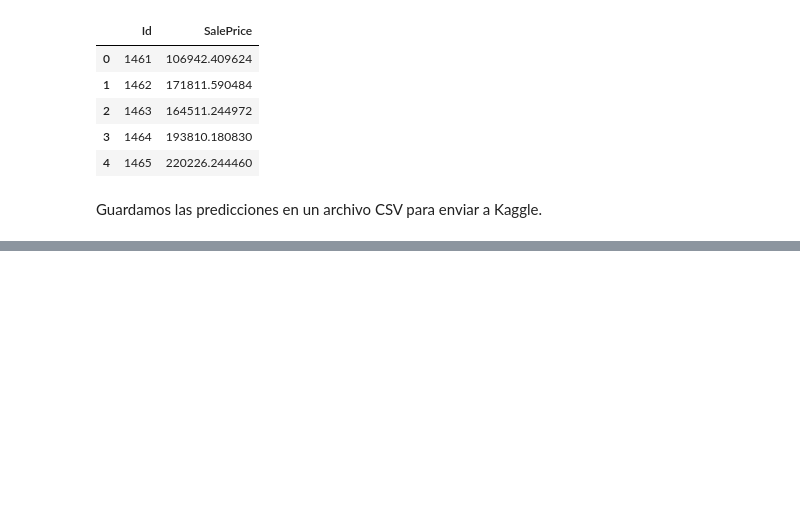
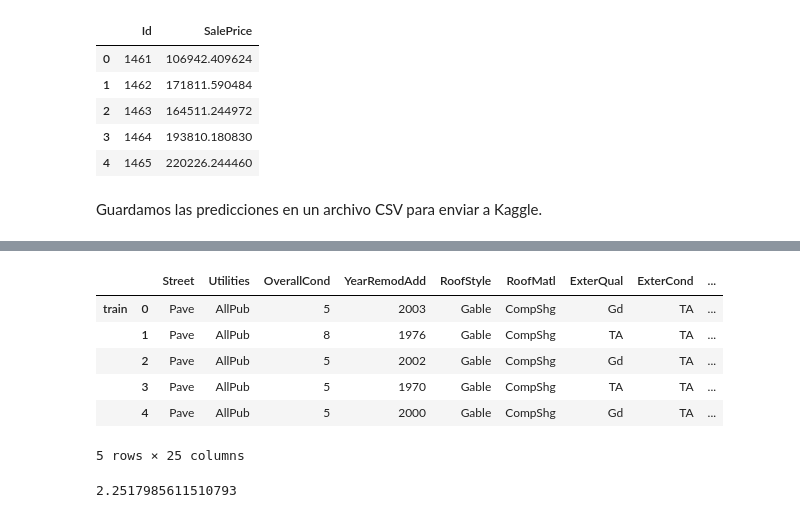
Before and after one commit to Haths-avg/Python_Basics_for_DS, a Jupyter notebook: notebooks/Lesson VI - Kaggle Challenge.ipynb, the cells around one changed output, grey strips where cells are left out. Saved outputs shown, nothing was run; the diff lists cells and outputs as text; code cells hidden in the pictures; blank space fills up the shorter version.

```diff
--- a/notebooks/Lesson VI - Kaggle Challenge.ipynb
+++ b/notebooks/Lesson VI - Kaggle Challenge.ipynb
@@ -421,0 +424,12 @@ submission_df.to_csv('../data/house-prices/submission.csv', index=False)
+# %%
+import pandas as pd
+
+
+TRAIN_CSV = '../data/house-prices/train.csv'
+TEST_CSV = '../data/house-prices/test.csv'
+
+
+train_df = pd.read_csv(TRAIN_CSV)
+test_df = pd.read_csv(TEST_CSV)
+all_data_df = pd.concat([train_df, test_df], keys=['train', 'test']) #* Esto nos permite trabajar con ambos a la vez, pero tambien nos ayuda a separarlos
+all_data_df.columns
@@ -421,0 +455,43 @@ submission_df.to_csv('../data/house-prices/submission.csv', index=False)
+# %%
+#* Vamos a añadir mas columnas que considero tambien son relevantes
+
+selected_columns = [
+    "Street",
+    "Utilities",
+    "OverallCond",
+    "YearRemodAdd",
+    "RoofStyle",
+    "RoofMatl",
+    "ExterQual",
+    "ExterCond",
+    "Heating",
+    "HeatingQC",
+    "CentralAir",
+    "BedroomAbvGr",
+    "KitchenAbvGr",
+    "PoolArea",
+    "OverallQual",
+    "GrLivArea",
+    "Neighborhood",
+    "YearBuilt",
+    "GarageCars",
+    "TotalBsmtSF",
+    "KitchenQual",
+    "FullBath",
+    "MSZoning",
+    "LotArea",
+    "SalePrice", # incluímos la variable objetivo
+]
+
+all_data_df = all_data_df[selected_columns]
+display(all_data_df.head())
+display(all_data_df["PoolArea"].mean())
+# %% [output]
+|  |  | Street | Utilities | OverallCond | YearRemodAdd | RoofStyle | RoofMatl | ExterQual | ExterCond | ... |
+| train | 0 | Pave | AllPub | 5 | 2003 | Gable | CompShg | Gd | TA | ... |
+|  | 1 | Pave | AllPub | 8 | 1976 | Gable | CompShg | TA | TA | ... |
+|  | 2 | Pave | AllPub | 5 | 2002 | Gable | CompShg | Gd | TA | ... |
+|  | 3 | Pave | AllPub | 5 | 1970 | Gable | CompShg | TA | TA | ... |
+|  | 4 | Pave | AllPub | 5 | 2000 | Gable | CompShg | Gd | TA | ... |
+5 rows × 25 columns
+2.2517985611510793
```
Also changed, not shown: parts of 17 cells of this notebook.
